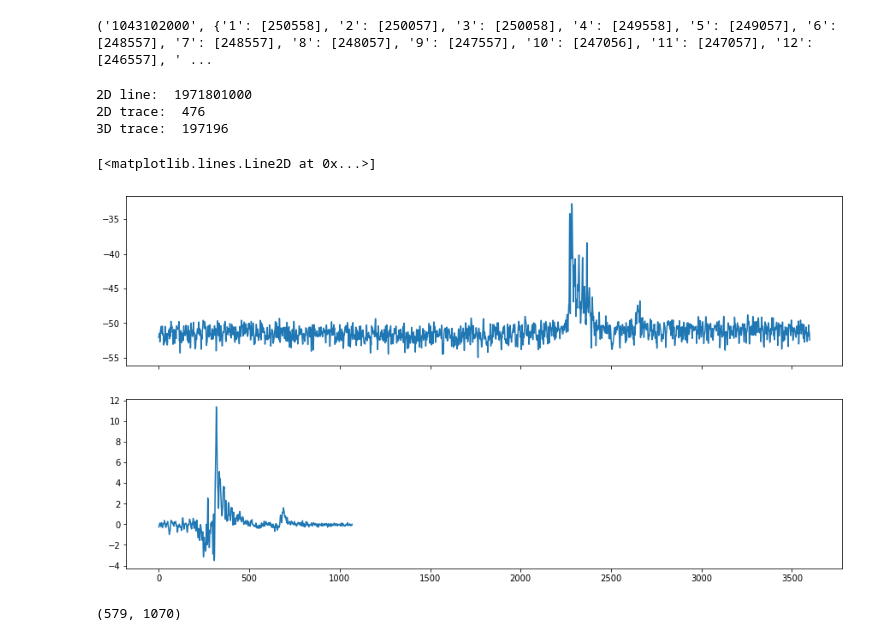
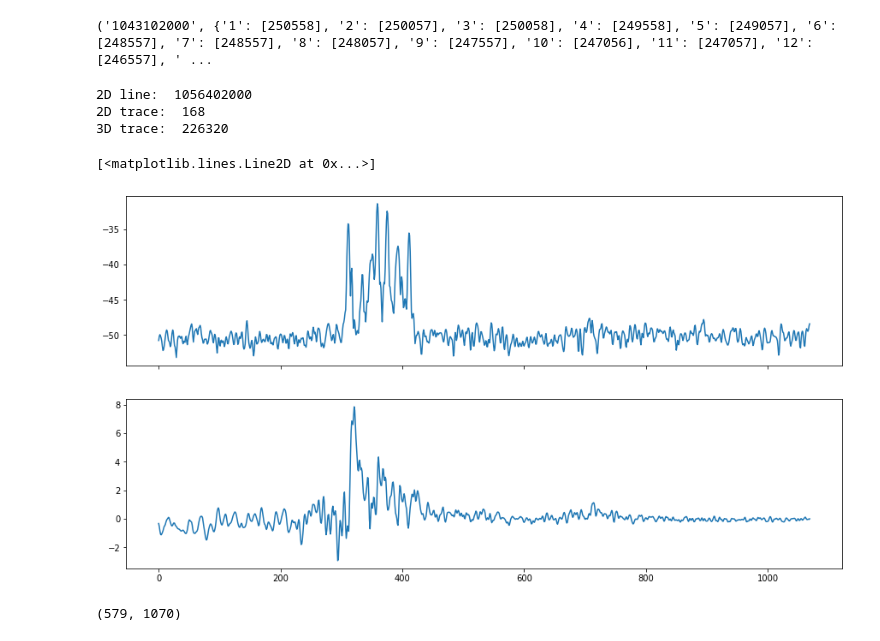
Before and after one commit to astroChance/RadNET, a Jupyter notebook: MPnet_workbook.ipynb, the cells around one changed output. Saved outputs shown, nothing was run; the diff lists cells and outputs as text; code cells hidden in the pictures.

```diff
--- a/MPnet_workbook.ipynb
+++ b/MPnet_workbook.ipynb
@@ -249,37 +249,38 @@ print(random.choice(list(TraceDict.items())))
 # %%
 ## Print a random 2D trace and it's corresponding 3D trace
 
 Trace_Map_Dict = "/content/drive/My Drive/MPnet/GAN data/2D_to_3D_Trace_Dict.json"
 with open(Trace_Map_Dict, 'r') as TraceDictFile:
   TraceDict = json.load(TraceDictFile)
 
 Rand2D = random.choice(list(TraceDict.items()))
 RandTraceMatch = random.choice(list(Rand2D[1].items()))
 
 Rand2DLine = int(Rand2D[0])
 Rand2DTrace = int(RandTraceMatch[0])
 Rand3DTrace = int(RandTraceMatch[1][0])
 
 print("2D line: ", Rand2DLine)
 print("2D trace: ", Rand2DTrace)
 print("3D trace: ", Rand3DTrace)
 
 Rand2DFile = "/content/drive/My Drive/MPnet/GAN data/2D/" + str(Rand2DLine) + ".sgy"
 with segyio.open(Rand2DFile, 'r') as segyfile:
   display_trace_2D = segyfile.trace[Rand2DTrace]
+  display_trace_2D = display_trace_2D[1970:3040]
 
 with segyio.open(Volume3D, 'r') as segyfile:
   display_trace_3D = segyfile.trace[Rand3DTrace]
 
 fig, ax = plt.subplots(2, sharex=True, figsize=(15,8))
 ax[0].plot(display_trace_2D)
 ax[1].plot(display_trace_3D)
 # %% [output]
-2D line:  1971801000
-2D trace:  476
-3D trace:  197196
+2D line:  1056402000
+2D trace:  168
+3D trace:  226320
 [<matplotlib.lines.Line2D at 0x...>]
-[figure, old version]
+[figure, new version]
 # %%
 ## Plot 2D line and the collected 3D traces
 
```
